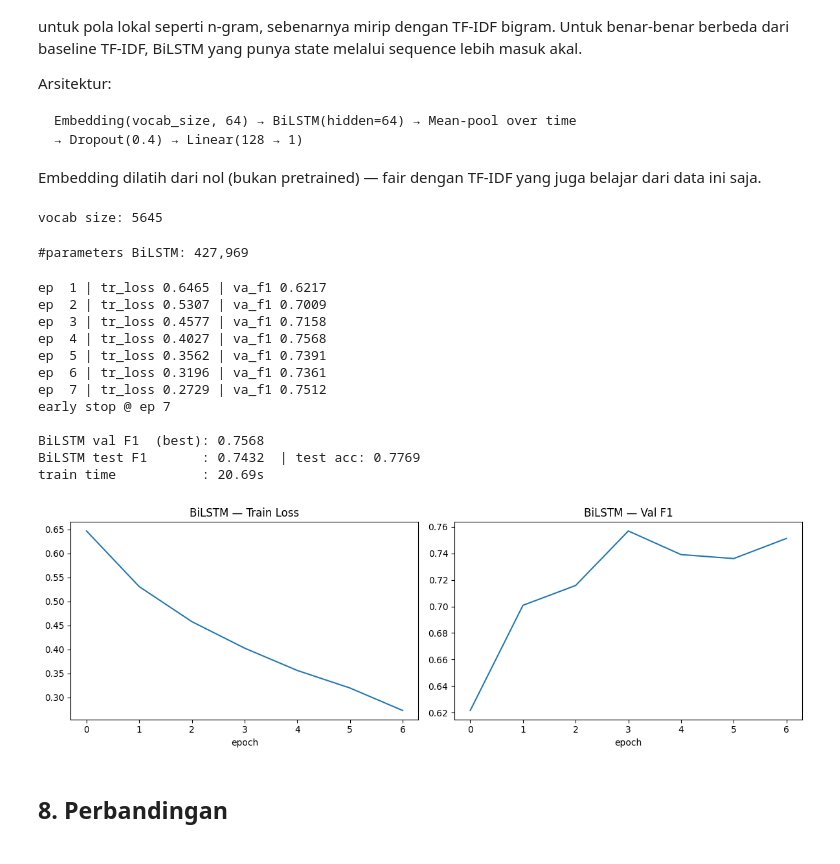
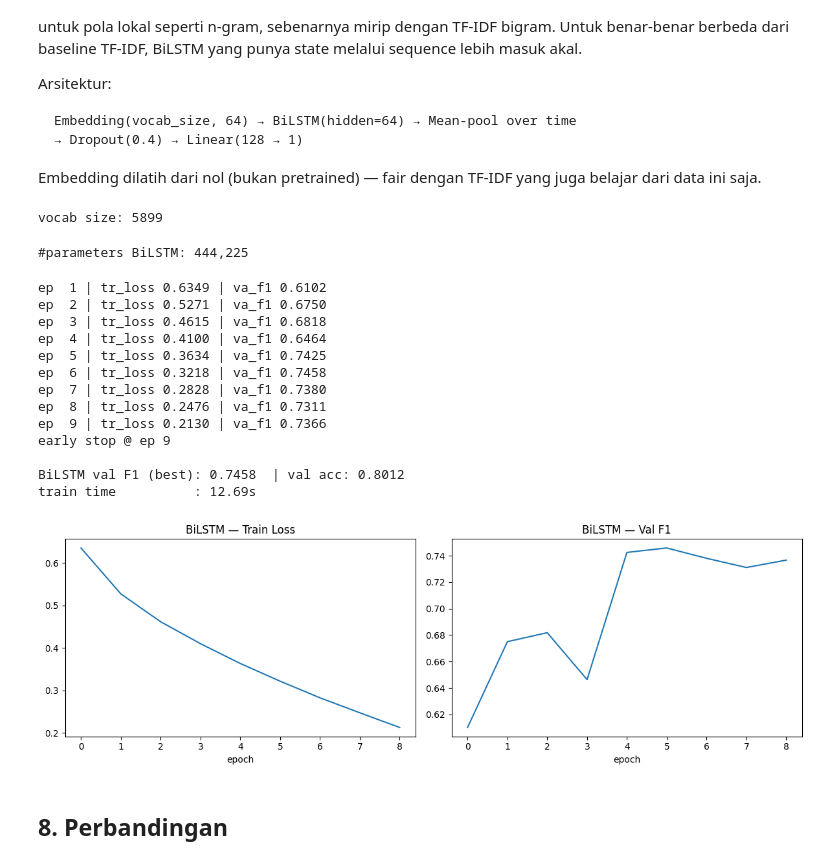
Before and after one commit to DimasIb47/1202220325_Dimas-Ibnu-Muthi_UTS-Deep-Learning, a Jupyter notebook: case_3_tweets.ipynb, the cells around one changed output. Saved outputs shown, nothing was run; the diff lists cells and outputs as text; code cells hidden in the pictures.

````diff
--- a/case_3_tweets.ipynb
+++ b/case_3_tweets.ipynb
@@ -200,17 +200,11 @@ Contoh preprocessing:
 X = df['clean'].values
 y = df['target'].values
 
-X_trainval, X_test, y_trainval, y_test = train_test_split(
-    X, y, test_size=0.10, stratify=y, random_state=SEED)
 X_train, X_val, y_train, y_val = train_test_split(
-    X_trainval, y_trainval, test_size=0.10/0.90, stratify=y_trainval, random_state=SEED)
-
-# Simpan juga raw text utk error analysis
-raw_test = df.loc[df['clean'].isin(X_test), 'text'].values  # rough mapping
+    X, y, test_size=0.15, stratify=y, random_state=SEED)
 
 print(f'Train: {len(X_train)}  | disaster={np.mean(y_train):.3f}')
 print(f'Val  : {len(X_val)}    | disaster={np.mean(y_val):.3f}')
-print(f'Test : {len(X_test)}   | disaster={np.mean(y_test):.3f}')
 
 results = {}
 # %% [output]
@@ -272,7 +258,6 @@ Kombinasi kedua (variasi: vectorizer beda + classifier beda). Linear SVM dengan
 tfidf1 = TfidfVectorizer(ngram_range=(1, 1), min_df=2, max_df=0.95, sublinear_tf=True)
 X_tr1 = tfidf1.fit_transform(X_train)
 X_va1 = tfidf1.transform(X_val)
-X_te1 = tfidf1.transform(X_test)
 print(f'TF-IDF (1) vocab size: {len(tfidf1.vocabulary_)}')
 
 t0 = time.time()
@@ -286,19 +271,15 @@ svm_grid.fit(X_tr1, y_train)
 svm_train_time = time.time() - t0
 svm_best = svm_grid.best_estimator_
 
-svm_val_pred  = svm_best.predict(X_va1)
-svm_test_pred = svm_best.predict(X_te1)
-svm_val_f1  = f1_score(y_val,  svm_val_pred)
-svm_test_f1 = f1_score(y_test, svm_test_pred)
-svm_test_acc = accuracy_score(y_test, svm_test_pred)
+svm_val_pred = svm_best.predict(X_va1)
+svm_val_f1   = f1_score(y_val, svm_val_pred)
+svm_val_acc  = accuracy_score(y_val, svm_val_pred)
 
 print(f'best C    : {svm_grid.best_params_["C"]}')
 print(f'CV F1     : {svm_grid.best_score_:.4f}')
-print(f'val F1    : {svm_val_f1:.4f}')
-print(f'test F1   : {svm_test_f1:.4f}  | test acc: {svm_test_acc:.4f}')
+print(f'val F1    : {svm_val_f1:.4f}  | val acc: {svm_val_acc:.4f}')
 print(f'train time: {svm_train_time:.2f}s')
 
-results['TF-IDF + LinearSVM'] = dict(val_f1=svm_val_f1, test_f1=svm_test_f1,
-                                       test_acc=svm_test_acc, time=svm_train_time,
-                                       pred=svm_test_pred)
+results['TF-IDF + LinearSVM'] = dict(val_f1=svm_val_f1, val_acc=svm_val_acc,
+                                       time=svm_train_time, pred=svm_val_pred)
 # %% [output]
@@ -320,7 +300,7 @@ Embedding(vocab_size, 64) → BiLSTM(hidden=64) → Mean-pool over time
 ```
 Embedding dilatih dari nol (bukan pretrained) — fair dengan TF-IDF yang juga belajar dari data ini saja.
 # %%
-# --- Build vocabulary dari train ---
+# --- Build vocabulary dari train saja (no leak) ---
 MIN_FREQ = 2
 MAX_LEN  = 40
 PAD, UNK = 0, 1
@@ -342,7 +322,6 @@ def encode(t):
 
 ids_train = [encode(t) for t in X_train]
 ids_val   = [encode(t) for t in X_val]
-ids_test  = [encode(t) for t in X_test]
 
 class TweetDS(Dataset):
     def __init__(self, ids, y): self.ids=ids; self.y=y
@@ -358,9 +337,8 @@ def collate(batch):
 
 train_loader = DataLoader(TweetDS(ids_train, y_train), batch_size=64, shuffle=True, collate_fn=collate)
 val_loader   = DataLoader(TweetDS(ids_val,   y_val),   batch_size=128, shuffle=False, collate_fn=collate)
-test_loader  = DataLoader(TweetDS(ids_test,  y_test),  batch_size=128, shuffle=False, collate_fn=collate)
 # %% [output]
-vocab size: 5645
+vocab size: 5899
 # %%
 class BiLSTM(nn.Module):
     def __init__(self, vocab_size, emb=64, hid=64):
@@ -386,7 +364,7 @@ loss_fn = nn.BCEWithLogitsLoss()
 n_params = sum(p.numel() for p in lstm.parameters())
 print(f'#parameters BiLSTM: {n_params:,}')
 # %% [output]
-#parameters BiLSTM: 427,969
+#parameters BiLSTM: 444,225
 # %%
 def eval_loader(model, loader):
     model.eval(); preds, ys = [], []
@@ -406,55 +384,54 @@ for ep in range(1, MAX_EPOCH+1):
     lstm.train()
     losses = []
     for x, lens, y in train_loader:
         opt.zero_grad()
         l = loss_fn(lstm(x, lens), y); l.backward(); opt.step()
         losses.append(l.item())
     va_pred, va_y = eval_loader(lstm, val_loader)
     va_f1 = f1_score(va_y, va_pred)
     hist['tr_loss'].append(np.mean(losses)); hist['va_f1'].append(va_f1)
     print(f'ep {ep:2d} | tr_loss {np.mean(losses):.4f} | va_f1 {va_f1:.4f}')
     if va_f1 > best_f1 + 1e-4:
         best_f1 = va_f1; best_state = {k:v.clone() for k,v in lstm.state_dict().items()}
         patience_left = PATIENCE
     else:
         patience_left -= 1
     if patience_left <= 0:
         print(f'early stop @ ep {ep}'); break
 
 lstm_train_time = time.time() - t0
 lstm.load_state_dict(best_state)
 
-te_pred, te_y = eval_loader(lstm, test_loader)
-lstm_test_f1  = f1_score(te_y, te_pred)
-lstm_test_acc = accuracy_score(te_y, te_pred)
+va_pred_final, va_y_final = eval_loader(lstm, val_loader)
+lstm_val_f1  = f1_score(va_y_final, va_pred_final)
+lstm_val_acc = accuracy_score(va_y_final, va_pred_final)
 
-print(f'\nBiLSTM val F1  (best): {best_f1:.4f}')
-print(f'BiLSTM test F1       : {lstm_test_f1:.4f}  | test acc: {lstm_test_acc:.4f}')
-print(f'train time           : {lstm_train_time:.2f}s')
+print(f'\nBiLSTM val F1 (best): {lstm_val_f1:.4f}  | val acc: {lstm_val_acc:.4f}')
+print(f'train time          : {lstm_train_time:.2f}s')
 
-results['Embedding+BiLSTM'] = dict(val_f1=best_f1, test_f1=lstm_test_f1,
-                                     test_acc=lstm_test_acc, time=lstm_train_time,
-                                     pred=te_pred)
+results['Embedding+BiLSTM'] = dict(val_f1=lstm_val_f1, val_acc=lstm_val_acc,
+                                     time=lstm_train_time, pred=va_pred_final)
 
 # Plot training curve
 fig, axes = plt.subplots(1, 2, figsize=(12, 4))
 axes[0].plot(hist['tr_loss']); axes[0].set_title('BiLSTM — Train Loss'); axes[0].set_xlabel('epoch')
-axes[1].plot(hist['va_f1']); axes[1].set_title('BiLSTM — Val F1');     axes[1].set_xlabel('epoch')
+axes[1].plot(hist['va_f1']);   axes[1].set_title('BiLSTM — Val F1');     axes[1].set_xlabel('epoch')
 plt.tight_layout(); plt.show()
 # %% [output]
-ep  1 | tr_loss 0.6465 | va_f1 0.6217
-ep  2 | tr_loss 0.5307 | va_f1 0.7009
-ep  3 | tr_loss 0.4577 | va_f1 0.7158
-ep  4 | tr_loss 0.4027 | va_f1 0.7568
-ep  5 | tr_loss 0.3562 | va_f1 0.7391
-ep  6 | tr_loss 0.3196 | va_f1 0.7361
-ep  7 | tr_loss 0.2729 | va_f1 0.7512
-early stop @ ep 7
+ep  1 | tr_loss 0.6349 | va_f1 0.6102
+ep  2 | tr_loss 0.5271 | va_f1 0.6750
+ep  3 | tr_loss 0.4615 | va_f1 0.6818
+ep  4 | tr_loss 0.4100 | va_f1 0.6464
+ep  5 | tr_loss 0.3634 | va_f1 0.7425
+ep  6 | tr_loss 0.3218 | va_f1 0.7458
+ep  7 | tr_loss 0.2828 | va_f1 0.7380
+ep  8 | tr_loss 0.2476 | va_f1 0.7311
+ep  9 | tr_loss 0.2130 | va_f1 0.7366
+early stop @ ep 9
 
-BiLSTM val F1  (best): 0.7568
-BiLSTM test F1       : 0.7432  | test acc: 0.7769
-train time           : 20.69s
+BiLSTM val F1 (best): 0.7458  | val acc: 0.8012
+train time          : 12.69s
-[figure, old version]
+[figure, new version]
 # %% [markdown]
 ## 8. Perbandingan
 # %%
````
Also changed, not shown: parts of 10 cells of this notebook, 5 other files.
